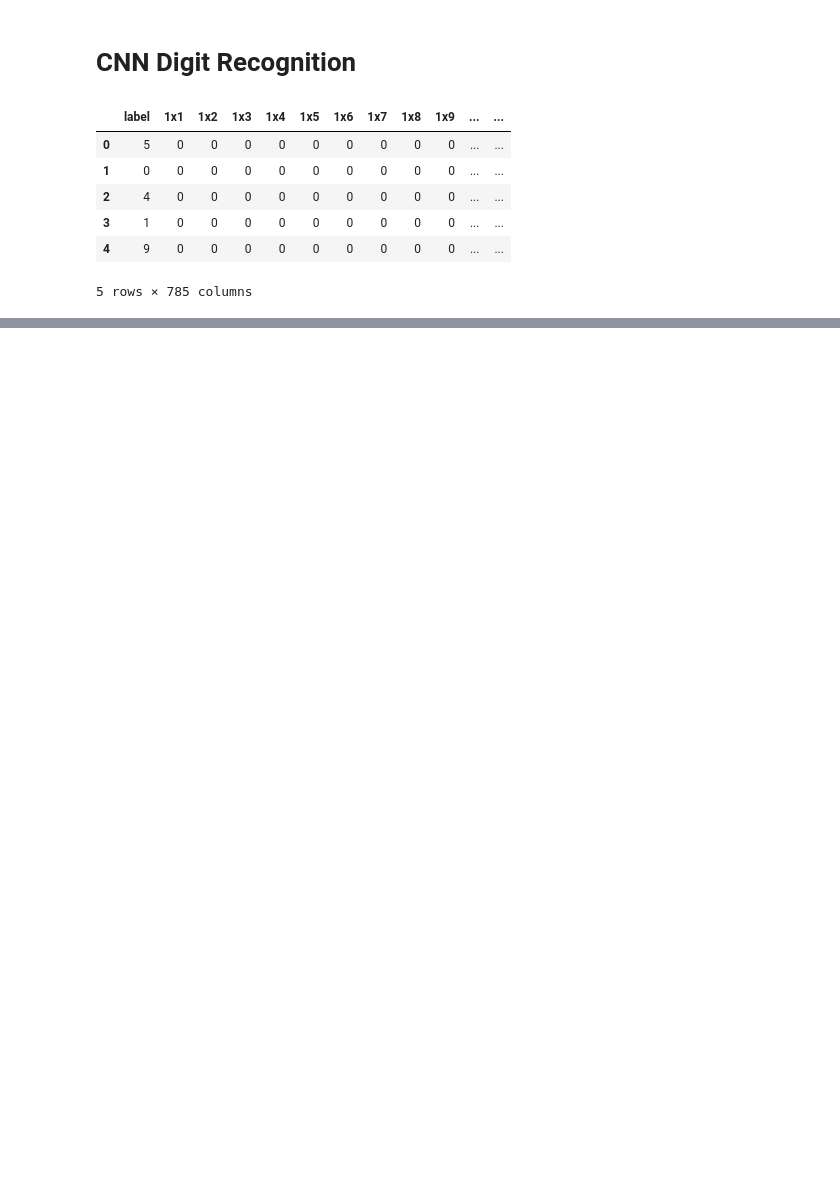
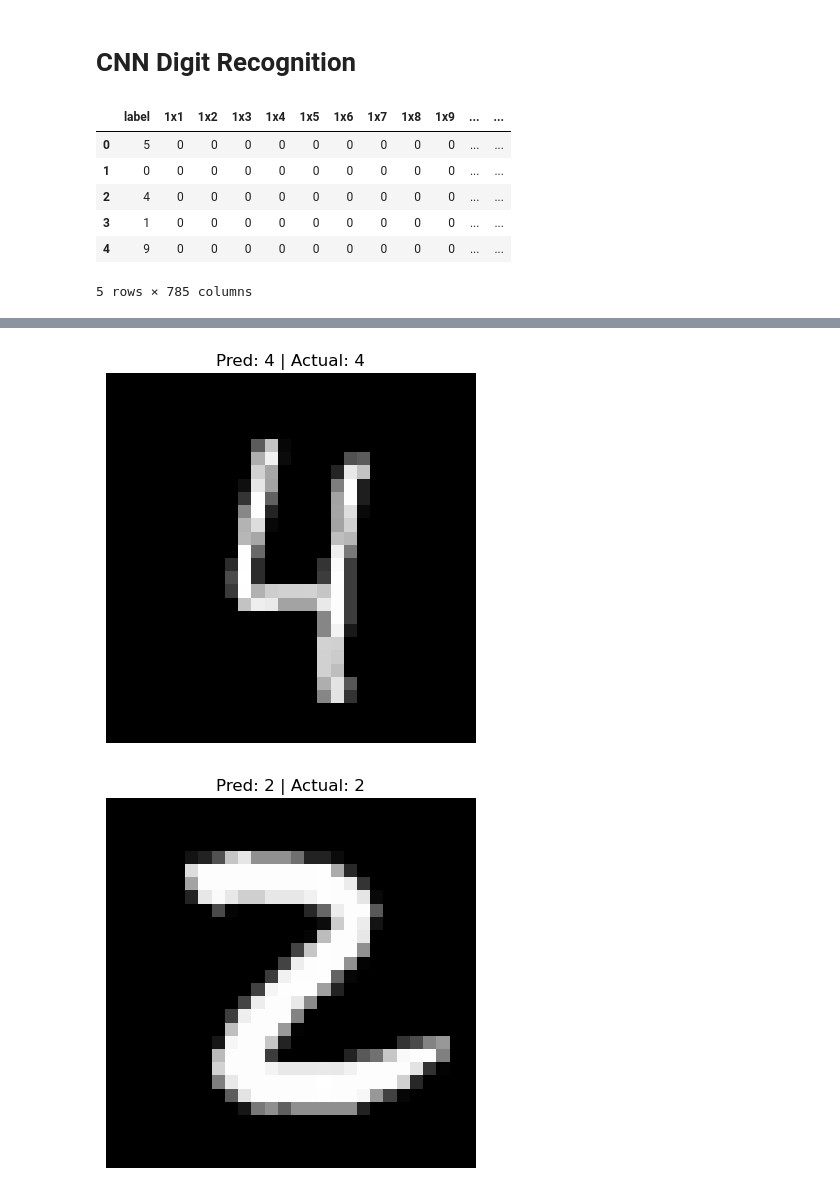
Before and after one commit to chilesh07/Deeplearning, a Jupyter notebook: cnn_digit_recognition/cnn_digit_recognition.ipynb, the cells around one changed output, grey strips where cells are left out. Drawn from its saved outputs; the diff is of its cells as text; code cells hidden in the pictures; blank space fills up the shorter version.

Commit message:
Cnn digit recognition

```diff
--- a/cnn_digit_recognition/cnn_digit_recognition.ipynb
+++ b/cnn_digit_recognition/cnn_digit_recognition.ipynb
@@ -25,0 +45,6 @@ y = df['label']
+# %%
+dataset = DigitDataset(X_tensor,y_tensor)
+
+dataloader = DataLoader(dataset,
+                        batch_size=64,
+                        shuffle=True)
@@ -25,0 +100,2 @@ y = df['label']
+# %%
+model = CNNModel()
@@ -25,0 +113,4 @@ y = df['label']
+# %%
+criterion = nn.CrossEntropyLoss()
+
+optimizer = torch.optim.Adam(model.parameters(), lr=0.001)
@@ -25,0 +166,14 @@ y = df['label']
+# %%
+model.eval()
+
+with torch.no_grad():
+
+    images, labels = next(iter(dataloader))
+
+    outputs = model(images)
+
+    _, predicted = torch.max(outputs, 1)
+
+for i in range(10):
+    print("Predicted:", predicted[i].item(),
+          "Actual:", labels[i].item())
@@ -25,0 +191,21 @@ y = df['label']
+# %%
+import matplotlib.pyplot as plt
+
+images, labels = next(iter(dataloader))
+
+with torch.no_grad():
+    outputs = model(images)
+    _, predicted = torch.max(outputs, 1)
+
+for i in range(6):
+
+    plt.imshow(images[i].squeeze(), cmap="gray")
+
+    plt.title(f"Pred: {predicted[i].item()} | Actual: {labels[i].item()}")
+
+    plt.axis("off")
+
+    plt.show()
+# %% [output]
+[figure, added]
+[figure, added]
```
Also changed, not shown: parts of 10 cells of this notebook, 1 other file.
